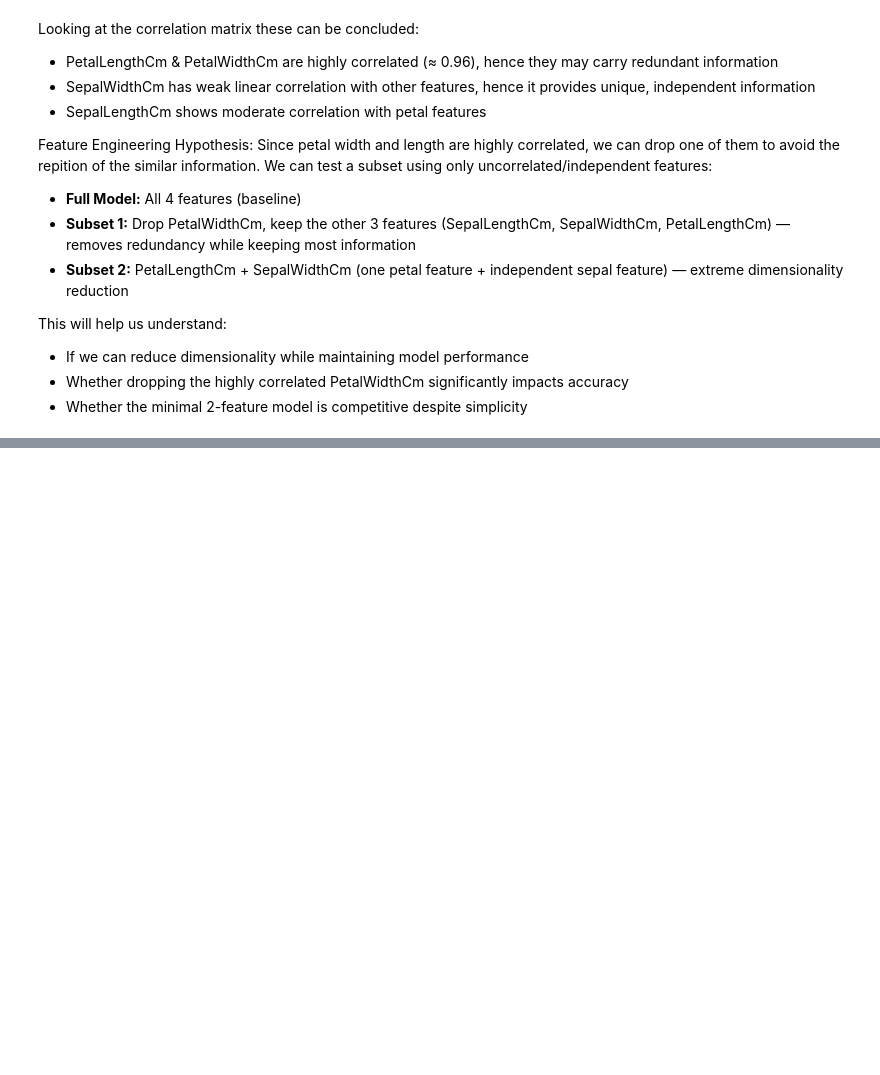
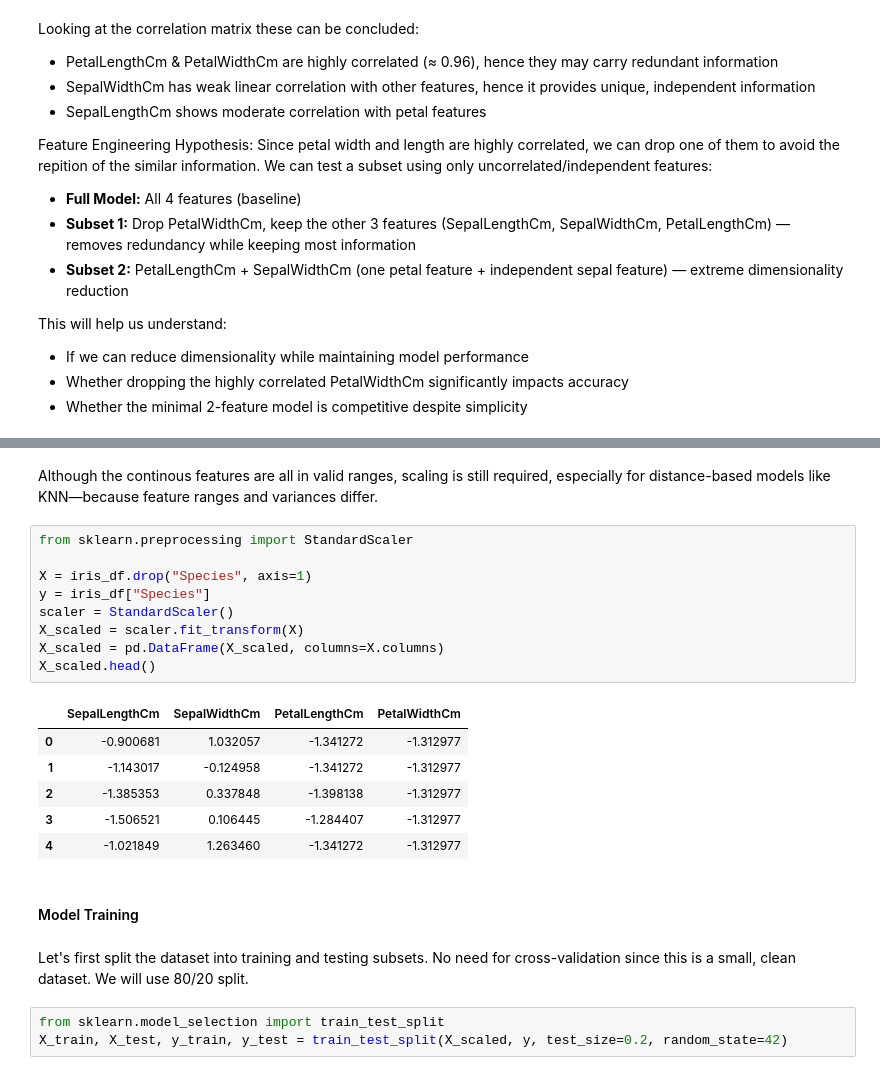
Before and after one commit to MaharramovMurad/Iris-Species-Classification, a Jupyter notebook: iris_flower_classification.ipynb, the cells around one changed output, grey strips where cells are left out. Cells and saved outputs as stored; diff of their text form; blank space fills up the shorter version.

```diff
--- a/iris_flower_classification.ipynb
+++ b/iris_flower_classification.ipynb
@@ -160,0 +179,25 @@ This will help us understand:
+# %% [markdown]
+Although the continous features are all in valid ranges, scaling is still required, especially for distance-based models like KNN—because feature ranges and variances differ.
+# %%
+from sklearn.preprocessing import StandardScaler
+
+X = iris_df.drop("Species", axis=1)
+y = iris_df["Species"]
+scaler = StandardScaler()
+X_scaled = scaler.fit_transform(X)
+X_scaled = pd.DataFrame(X_scaled, columns=X.columns)
+X_scaled.head()
+# %% [output]
+|  | SepalLengthCm | SepalWidthCm | PetalLengthCm | PetalWidthCm |
+| 0 | -0.900681 | 1.032057 | -1.341272 | -1.312977 |
+| 1 | -1.143017 | -0.124958 | -1.341272 | -1.312977 |
+| 2 | -1.385353 | 0.337848 | -1.398138 | -1.312977 |
+| 3 | -1.506521 | 0.106445 | -1.284407 | -1.312977 |
+| 4 | -1.021849 | 1.263460 | -1.341272 | -1.312977 |
+# %% [markdown]
+#### Model Training
+# %% [markdown]
+Let's first split the dataset into training and testing subsets. No need for cross-validation since this is a small, clean dataset. We will use 80/20 split.
+# %%
+from sklearn.model_selection import train_test_split
+X_train, X_test, y_train, y_test = train_test_split(X_scaled, y, test_size=0.2, random_state=42)
```
Also changed, not shown: parts of 7 cells of this notebook.
